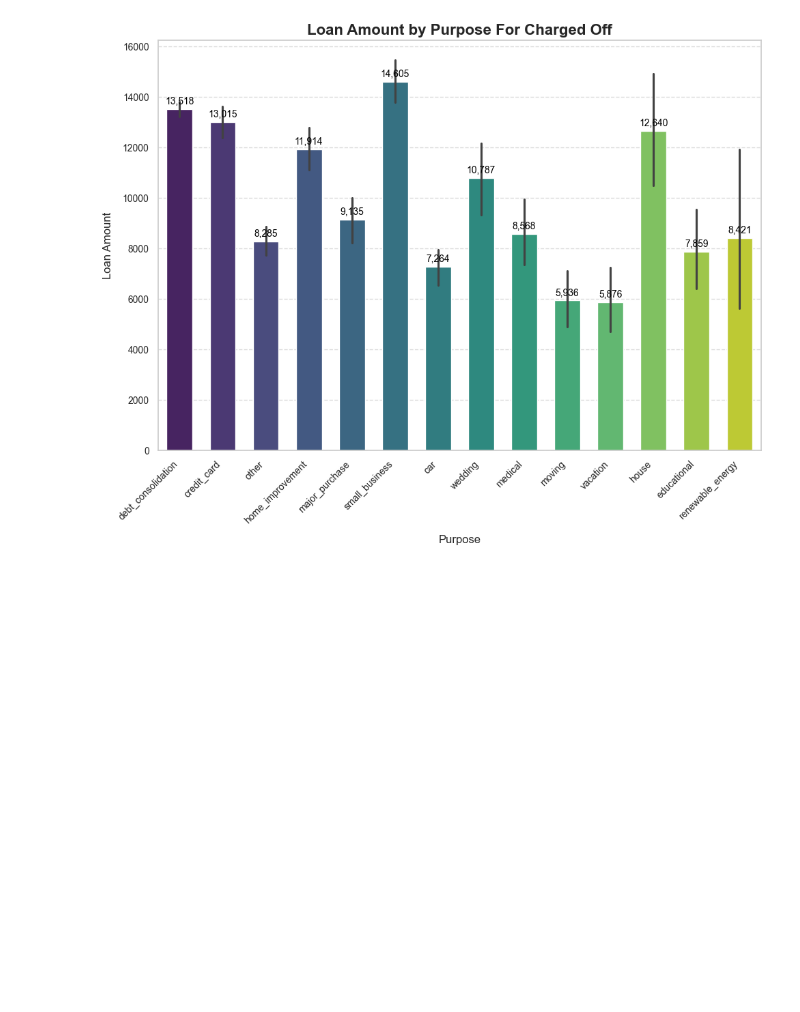
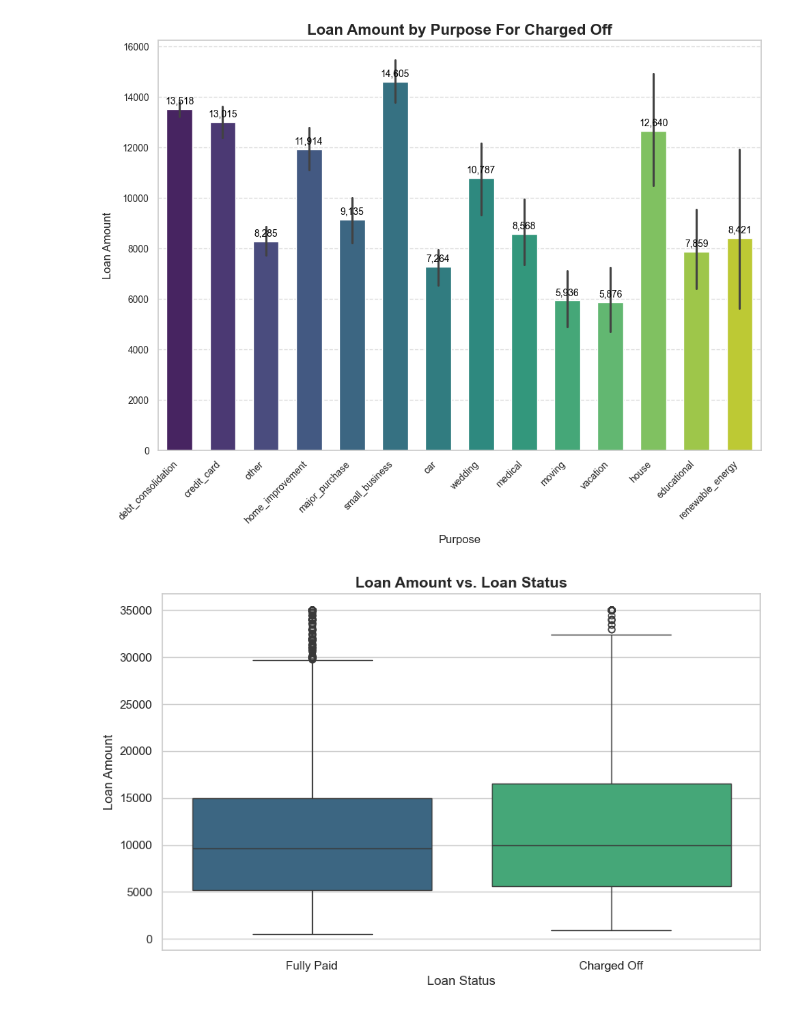
Before and after one commit to vijaykumar-qait/LendingClubCaseStudy, a Jupyter notebook: Vijay_Kumar.ipynb, the cells around one changed output. Cells and saved outputs as stored; diff of their text form; code cells hidden in the pictures; blank space fills up the shorter version.

Commit message:
added bivarite, multivariate and correlation plot

```diff
--- a/Vijay_Kumar.ipynb
+++ b/Vijay_Kumar.ipynb
@@ -686,3 +739,85 @@ plt.show()
 # %% [output]
 [figure]
 [figure]
+# %%
+# Set general aesthetics for all plots
+sns.set_theme(style="whitegrid")
+
+# 1. Loan Amount vs. Loan Status
+plt.figure(figsize=(10, 6))
+sns.boxplot(data=df1, x='loan_status', y='loan_amnt', palette='viridis')
+plt.title("Loan Amount vs. Loan Status", fontsize=14, weight='bold')
+plt.xlabel("Loan Status", fontsize=12)
+plt.ylabel("Loan Amount", fontsize=12)
+plt.show()
+
+# 2. Interest Rate vs. Loan Status
+plt.figure(figsize=(10, 6))
+sns.boxplot(data=df1, x='loan_status', y='int_rate', palette='coolwarm')
+plt.title("Interest Rate vs. Loan Status", fontsize=14, weight='bold')
+plt.xlabel("Loan Status", fontsize=12)
+plt.ylabel("Interest Rate (%)", fontsize=12)
+plt.show()
+
+# 3. Annual Income vs. Loan Amount
+# plt.figure(figsize=(10, 6))
+# sns.scatterplot(data=df1, x='annual_inc', y='loan_amnt', hue='loan_status', palette='tab10', alpha=0.6)
+# plt.title("Annual Income vs. Loan Amount", fontsize=14, weight='bold')
+# plt.xlabel("Annual Income", fontsize=12)
+# plt.ylabel("Loan Amount", fontsize=12)
+# plt.legend(title="Loan Status")
+# plt.show()
+
+plt.figure(figsize=(10, 6))
+sns.scatterplot(
+    data=df1,
+    x=np.log10(df1['annual_inc'] + 1),  # Adding 1 to avoid log(0)
+    y=np.log10(df1['loan_amnt'] + 1),
+    hue='loan_status',
+    palette='tab10',
+    alpha=0.6
+)
+plt.title("Log-Scaled Annual Income vs. Loan Amount", fontsize=14, weight='bold')
+plt.xlabel("Log(Annual Income)", fontsize=12)
+plt.ylabel("Log(Loan Amount)", fontsize=12)
+plt.legend(title="Loan Status")
+plt.show()
+
+# 4. Employment Length vs. Loan Status
+plt.figure(figsize=(10, 6))
+sns.countplot(data=df1, x='emp_length', hue='loan_status', palette='Set2')
+plt.title("Employment Length vs. Loan Status", fontsize=14, weight='bold')
+plt.xlabel("Employment Length", fontsize=12)
+plt.ylabel("Count", fontsize=12)
+plt.xticks(rotation=45)
+plt.legend(title="Loan Status")
+plt.show()
+
+# 5. Purpose vs. Loan Status
+plt.figure(figsize=(12, 6))
+sns.countplot(data=df1, x='purpose', hue='loan_status', palette='Set3')
+plt.title("Purpose vs. Loan Status", fontsize=14, weight='bold')
+plt.xlabel("Loan Purpose", fontsize=12)
+plt.ylabel("Count", fontsize=12)
+plt.xticks(rotation=45, ha='right')
+plt.legend(title="Loan Status")
+plt.show()
+
+# 6. Grade vs. Interest Rate
+plt.figure(figsize=(10, 6))
+sns.boxplot(data=df1, x='grade', y='int_rate', palette='plasma')
+plt.title("Grade vs. Interest Rate", fontsize=14, weight='bold')
+plt.xlabel("Grade", fontsize=12)
+plt.ylabel("Interest Rate (%)", fontsize=12)
+plt.show()
+
+# 7. Term vs. Loan Status
+plt.figure(figsize=(10, 6))
+sns.countplot(data=df1, x='term', hue='loan_status', palette='cool')
+plt.title("Term vs. Loan Status", fontsize=14, weight='bold')
+plt.xlabel("Loan Term", fontsize=12)
+plt.ylabel("Count", fontsize=12)
+plt.legend(title="Loan Status")
+plt.show()
+# %% [output]
+[figure, added]
```
Also changed, not shown: parts of 63 cells of this notebook.
